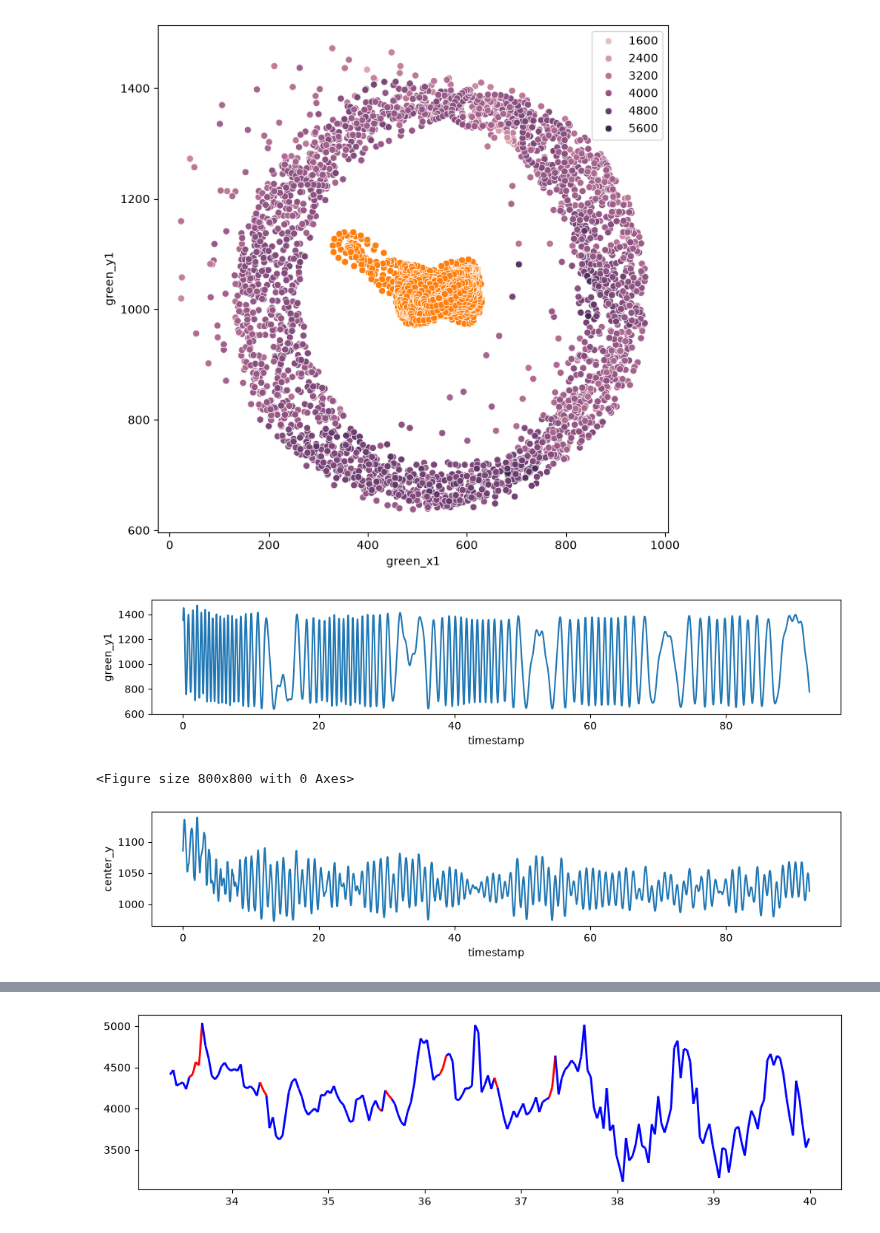
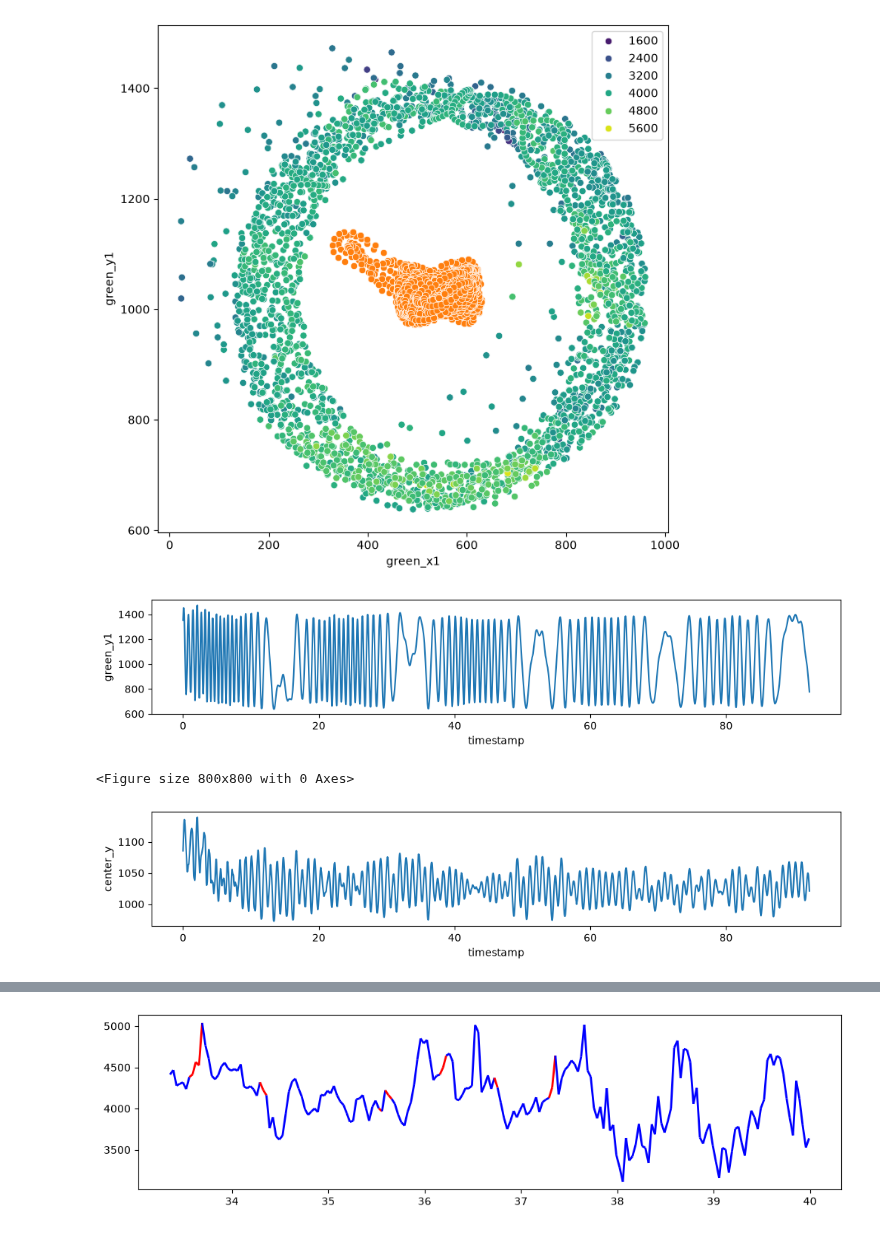
Before and after one commit to Sobhard/Spindle-Video-Processing, a Jupyter notebook: data_analysis/analysis.ipynb, the cells around one changed output, grey strips where cells are left out. Cells and saved outputs as stored; diff of their text form; code cells hidden in the pictures.

```diff
--- a/data_analysis/analysis.ipynb
+++ b/data_analysis/analysis.ipynb
@@ -19,25 +19,25 @@ Y_CENTER = "center_y"
 # %%
 #Time series data
 
-#TODO: incorperate the time data into the scatter plots so we can visualize the trajectory
-#TODO: highlight regions with low/high area
-
 plt.figure(figsize=(8,8))
-sns.scatterplot(tracking_data, x=X_COLOR_1, y=Y_COLOR_1, hue=A_COLOR_1)
+sns.scatterplot(tracking_data, x=X_COLOR_1, y=Y_COLOR_1, hue=A_COLOR_1, palette="viridis")
 sns.scatterplot(tracking_data, x=X_CENTER, y=Y_CENTER)
 #sns.lineplot(tracking_data, x=X_COLOR_1, y=Y_COLOR_1, lw=0.2)
 
 plt.figure(figsize=(12,2))
 sns.lineplot(tracking_data, x="timestamp", y=Y_COLOR_1)
 
 plt.figure(figsize=(8,8))
 
 plt.figure(figsize=(12,2))
 sns.lineplot(tracking_data, x="timestamp", y=Y_CENTER)
 
+plt.figure(figsize=(12,8))
+sns.histplot(tracking_data, x=A_COLOR_2)
+
 plt.show()
 # %% [output]
-[figure, old version]
+[figure, new version]
 [figure]
 <Figure size 800x800 with 0 Axes>
 [figure]
```
Also changed, not shown: parts of 6 cells of this notebook.
